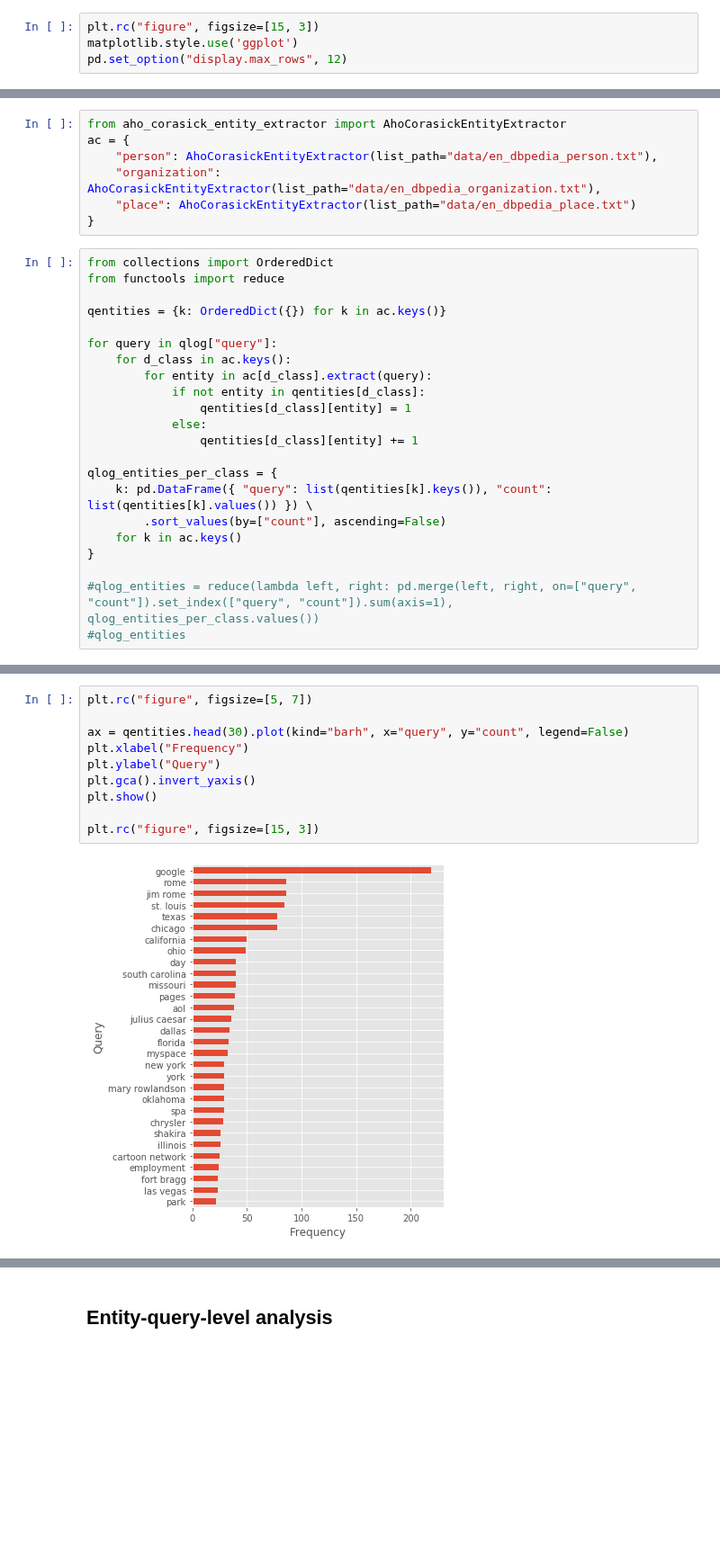
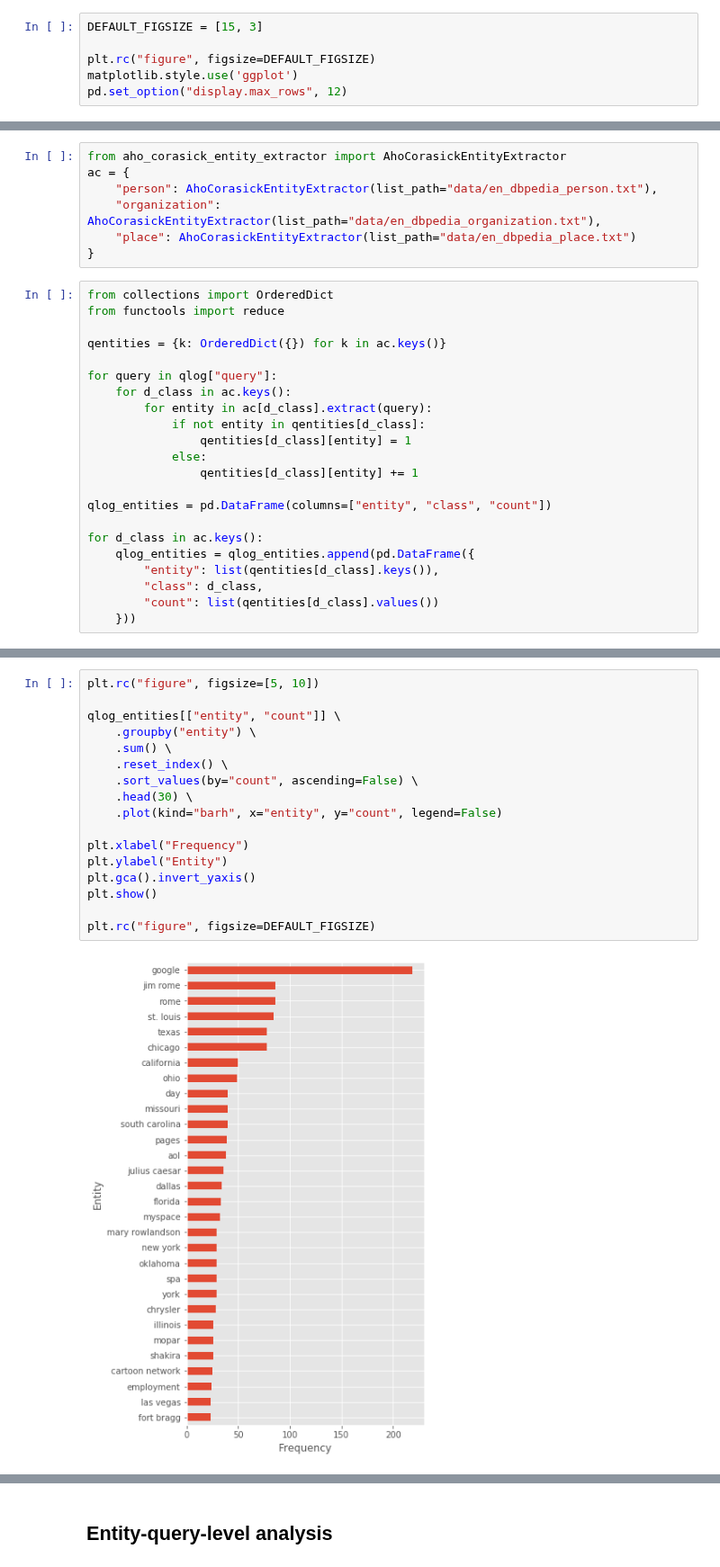
Before and after one commit to feup-infolab/army-ant, a Jupyter notebook: notebooks/query_log_analysis/query_log_analysis.ipynb, the cells around one changed output, grey strips where cells are left out. Shown at 90% size. Cells and saved outputs as stored; diff of their text form; blank space fills up the shorter version.

Commit message:
ECIR 2020 Short: Finished basic entity-level analysis.

```diff
--- a/notebooks/query_log_analysis/query_log_analysis.ipynb
+++ b/notebooks/query_log_analysis/query_log_analysis.ipynb
@@ -23,7 +23,9 @@ import matplotlib.pyplot as plt
 
 import pandas as pd
 # %%
-plt.rc("figure", figsize=[15, 3])
+DEFAULT_FIGSIZE = [15, 3]
+
+plt.rc("figure", figsize=DEFAULT_FIGSIZE)
 matplotlib.style.use('ggplot')
 pd.set_option("display.max_rows", 12)
 # %% [markdown]
@@ -245,11 +247,11 @@ for query in qlog["query"]:
             else:
                 qentities[d_class][entity] += 1
 
-qlog_entities_per_class = {
-    k: pd.DataFrame({ "query": list(qentities[k].keys()), "count": list(qentities[k].values()) }) \
-        .sort_values(by=["count"], ascending=False)
-    for k in ac.keys()
-}
+qlog_entities = pd.DataFrame(columns=["entity", "class", "count"])
 
-#qlog_entities = reduce(lambda left, right: pd.merge(left, right, on=["query", "count"]).set_index(["query", "count"]).sum(axis=1), qlog_entities_per_class.values())
-#qlog_entities
+for d_class in ac.keys():
+    qlog_entities = qlog_entities.append(pd.DataFrame({
+        "entity": list(qentities[d_class].keys()),
+        "class": d_class,
+        "count": list(qentities[d_class].values())
+    }))
@@ -258,12 +258,19 @@ ValueError: Cannot merge a Series without a name
 # %%
-plt.rc("figure", figsize=[5, 7])
+plt.rc("figure", figsize=[5, 10])
 
-ax = qentities.head(30).plot(kind="barh", x="query", y="count", legend=False)
+qlog_entities[["entity", "count"]] \
+    .groupby("entity") \
+    .sum() \
+    .reset_index() \
+    .sort_values(by="count", ascending=False) \
+    .head(30) \
+    .plot(kind="barh", x="entity", y="count", legend=False)
+
 plt.xlabel("Frequency")
-plt.ylabel("Query")
+plt.ylabel("Entity")
 plt.gca().invert_yaxis()
 plt.show()
 
-plt.rc("figure", figsize=[15, 3])
+plt.rc("figure", figsize=DEFAULT_FIGSIZE)
 # %% [output]
-[figure, old version]
+[figure, new version]
```
Also changed, not shown: parts of 5 cells of this notebook.
